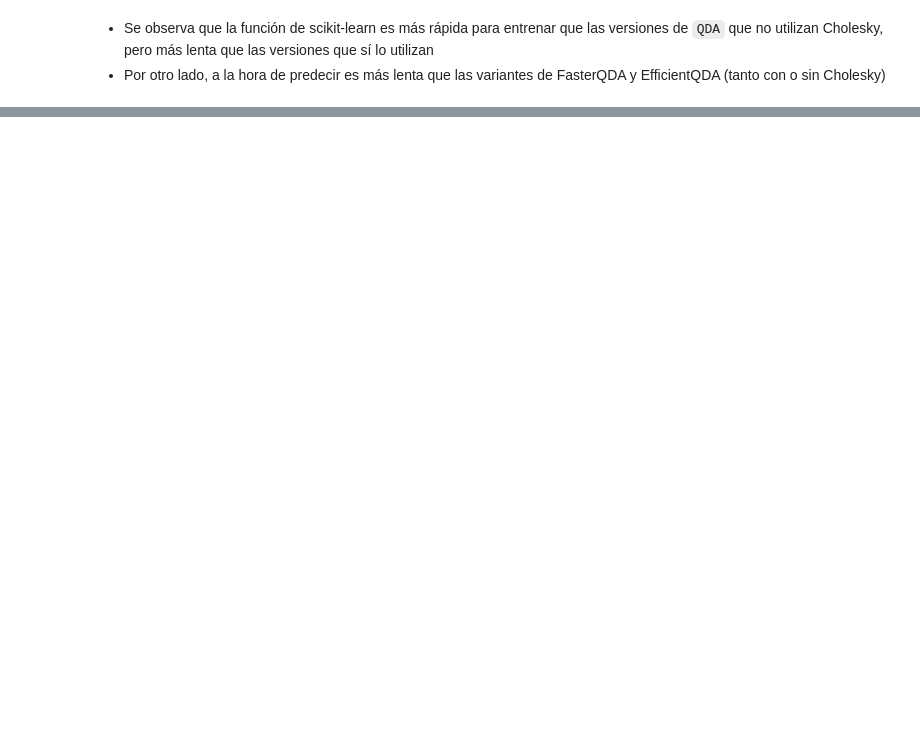
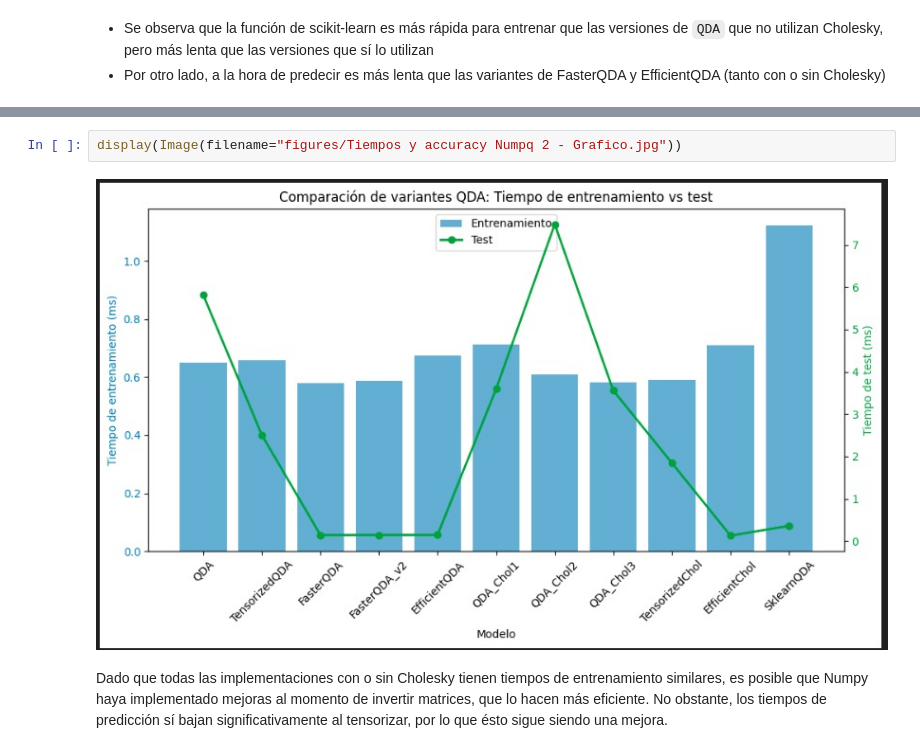
Before and after one commit to martinbrocca/CEIA-AMIA-TP1, a Jupyter notebook: AMIA_2025_TP1.ipynb, the cells around one changed output, grey strips where cells are left out. Drawn from its saved outputs; the diff is of its cells as text; blank space fills up the shorter version.

```diff
--- a/AMIA_2025_TP1.ipynb
+++ b/AMIA_2025_TP1.ipynb
@@ -1524,0 +1533,6 @@ plt.show()
+# %%
+display(Image(filename="figures/Tiempos y accuracy Numpq 2 - Grafico.jpg"))
+# %% [output]
+[figure, added]
+# %% [markdown]
+Dado que todas las implementaciones con o sin Cholesky tienen tiempos de entrenamiento similares, es posible que Numpy haya implementado mejoras al momento de invertir matrices, que lo hacen más eficiente. No obstante, los tiempos de predicción sí bajan significativamente al tensorizar, por lo que ésto sigue siendo una mejora.
```
Also changed, not shown: parts of 23 cells of this notebook, 6 other files.
